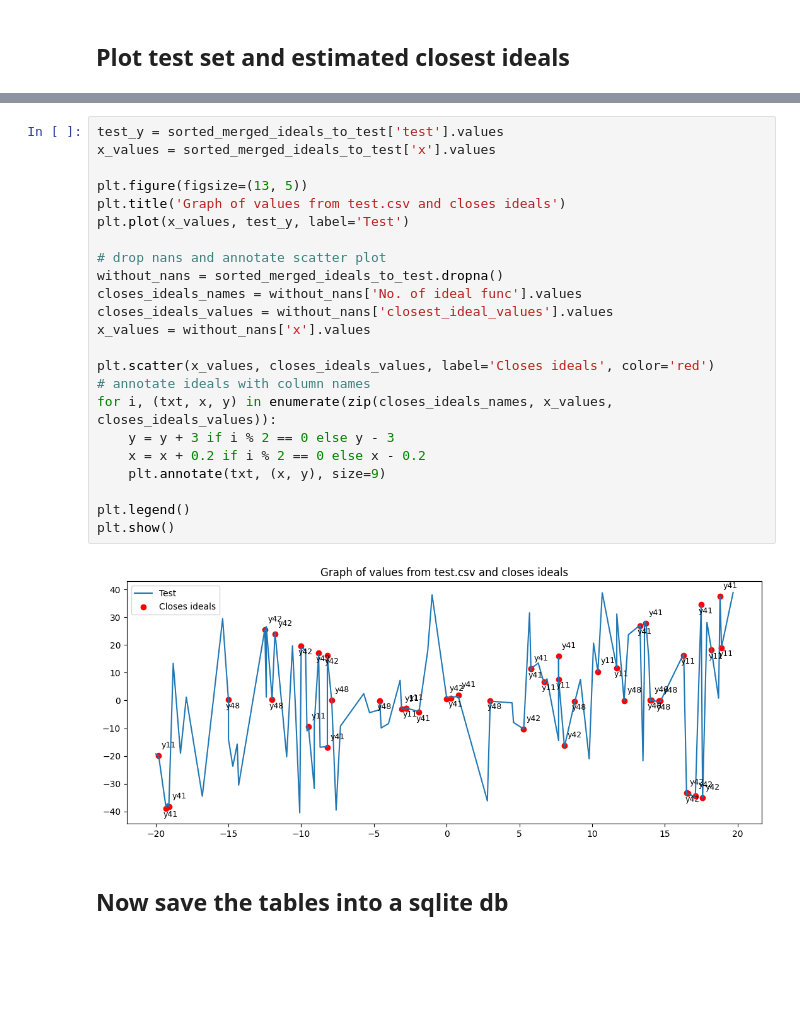
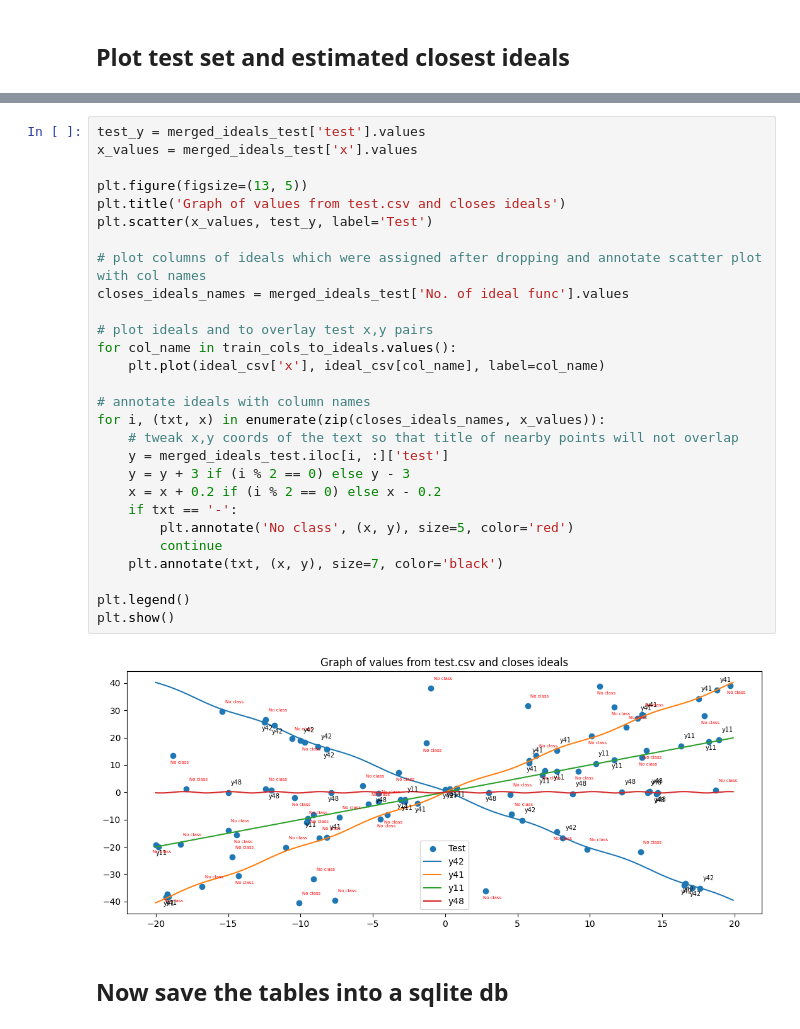
Before and after one commit to sukhitashvili/python_project, a Jupyter notebook: homework.ipynb, the cells around one changed output, grey strips where cells are left out. Saved outputs shown, nothing was run; the diff lists cells and outputs as text; blank space fills up the shorter version.

Commit message:
updated plot visualization for assigned test

```diff
--- a/homework.ipynb
+++ b/homework.ipynb
@@ -366,28 +348,33 @@ sorted_merged_ideals_to_test
-# %%
-test_y = sorted_merged_ideals_to_test['test'].values
-x_values = sorted_merged_ideals_to_test['x'].values
-
-plt.figure(figsize=(13, 5))
-plt.title('Graph of values from test.csv and closes ideals')
-plt.plot(x_values, test_y, label='Test')
-
-# drop nans and annotate scatter plot
-without_nans = sorted_merged_ideals_to_test.dropna()
-closes_ideals_names = without_nans['No. of ideal func'].values
-closes_ideals_values = without_nans['closest_ideal_values'].values
-x_values = without_nans['x'].values
-
-plt.scatter(x_values, closes_ideals_values, label='Closes ideals', color='red')
-# annotate ideals with column names
-for i, (txt, x, y) in enumerate(zip(closes_ideals_names, x_values, closes_ideals_values)):
-    y = y + 3 if i % 2 == 0 else y - 3
-    x = x + 0.2 if i % 2 == 0 else x - 0.2
-    plt.annotate(txt, (x, y), size=9)
-
-plt.legend()
-plt.show()
-# %% [output]
-[figure, removed]
+# %%
+test_y = merged_ideals_test['test'].values
+x_values = merged_ideals_test['x'].values
+
+plt.figure(figsize=(13, 5))
+plt.title('Graph of values from test.csv and closes ideals')
+plt.scatter(x_values, test_y, label='Test')
+
+# plot columns of ideals which were assigned after dropping and annotate scatter plot with col names
+closes_ideals_names = merged_ideals_test['No. of ideal func'].values
+
+# plot ideals and to overlay test x,y pairs
+for col_name in train_cols_to_ideals.values():
+    plt.plot(ideal_csv['x'], ideal_csv[col_name], label=col_name)
+
+# annotate ideals with column names
+for i, (txt, x) in enumerate(zip(closes_ideals_names, x_values)):
+    # tweak x,y coords of the text so that title of nearby points will not overlap
+    y = merged_ideals_test.iloc[i, :]['test']
+    y = y + 3 if (i % 2 == 0) else y - 3
+    x = x + 0.2 if (i % 2 == 0) else x - 0.2
+    if txt == '-':
+        plt.annotate('No class', (x, y), size=5, color='red')
+        continue
+    plt.annotate(txt, (x, y), size=7, color='black')
+
+plt.legend()
+plt.show()
+# %% [output]
+[figure, added]
 # %% [markdown]
 ## Now save the tables into a sqlite db
 # %%
```
Also changed, not shown: parts of 1 cell of this notebook.
